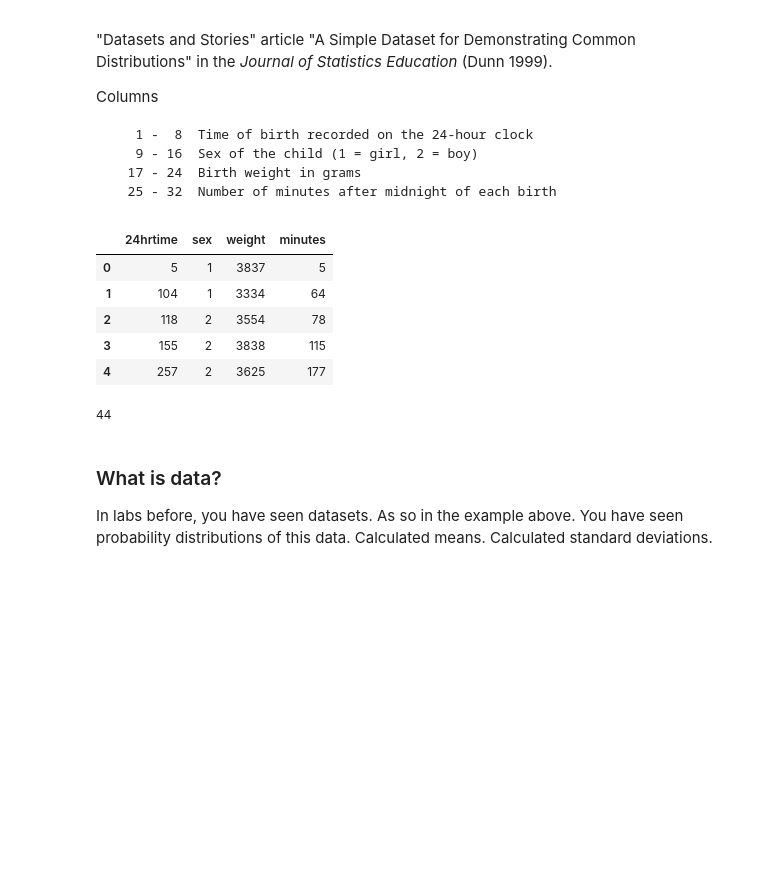
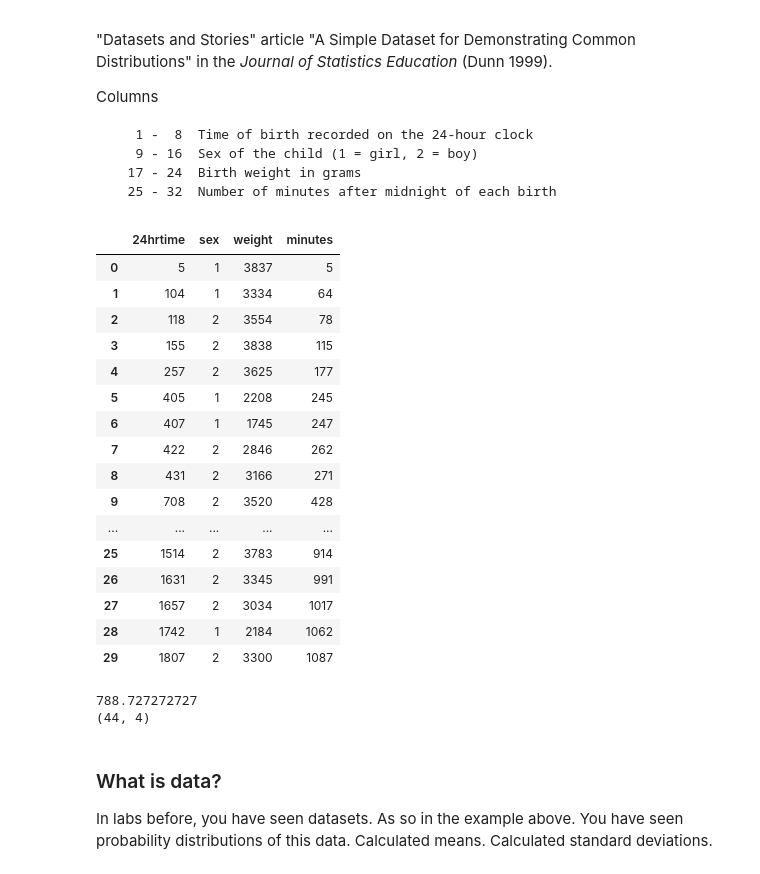
Before and after one commit to mtheartattack/2015lab3, a Jupyter notebook: Lab3-Freq.ipynb, the cells around one changed output. Drawn from its saved outputs; the diff is of its cells as text; code cells hidden in the pictures; blank space fills up the shorter version.

```diff
--- a/Lab3-Freq.ipynb
+++ b/Lab3-Freq.ipynb
@@ -61,19 +61,31 @@ Columns
 # %%
 df = pd.read_table("babyboom.dat.txt", header=None, sep='\s+',
                    names=['24hrtime','sex','weight','minutes'])
-df.head()
+df.head(30)
 # %% [output]
 |  | 24hrtime | sex | weight | minutes |
 | 0 | 5 | 1 | 3837 | 5 |
 | 1 | 104 | 1 | 3334 | 64 |
 | 2 | 118 | 2 | 3554 | 78 |
 | 3 | 155 | 2 | 3838 | 115 |
 | 4 | 257 | 2 | 3625 | 177 |
+| 5 | 405 | 1 | 2208 | 245 |
+| 6 | 407 | 1 | 1745 | 247 |
+| 7 | 422 | 2 | 2846 | 262 |
+| 8 | 431 | 2 | 3166 | 271 |
+| 9 | 708 | 2 | 3520 | 428 |
+| ... | ... | ... | ... | ... |
+| 25 | 1514 | 2 | 3783 | 914 |
+| 26 | 1631 | 2 | 3345 | 991 |
+| 27 | 1657 | 2 | 3034 | 1017 |
+| 28 | 1742 | 1 | 2184 | 1062 |
+| 29 | 1807 | 2 | 3300 | 1087 |
 # %%
-df.minutes.mean()
-df.shape[0]
+print df.minutes.mean()
+print df.shape
 # %% [output]
-44
+788.727272727
+(44, 4)
 # %% [markdown]
 ### What is data?
 
```
Also changed, not shown: parts of 7 cells of this notebook, 1 other file.
